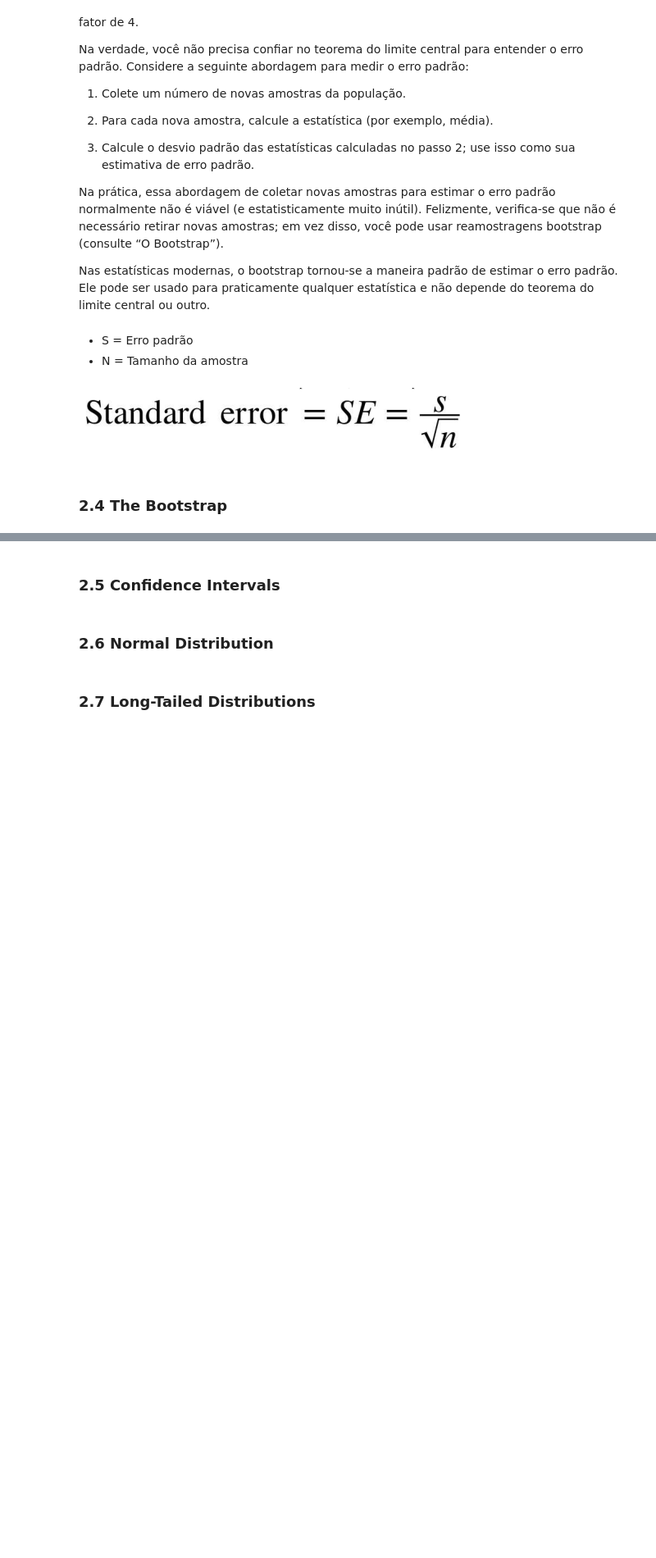
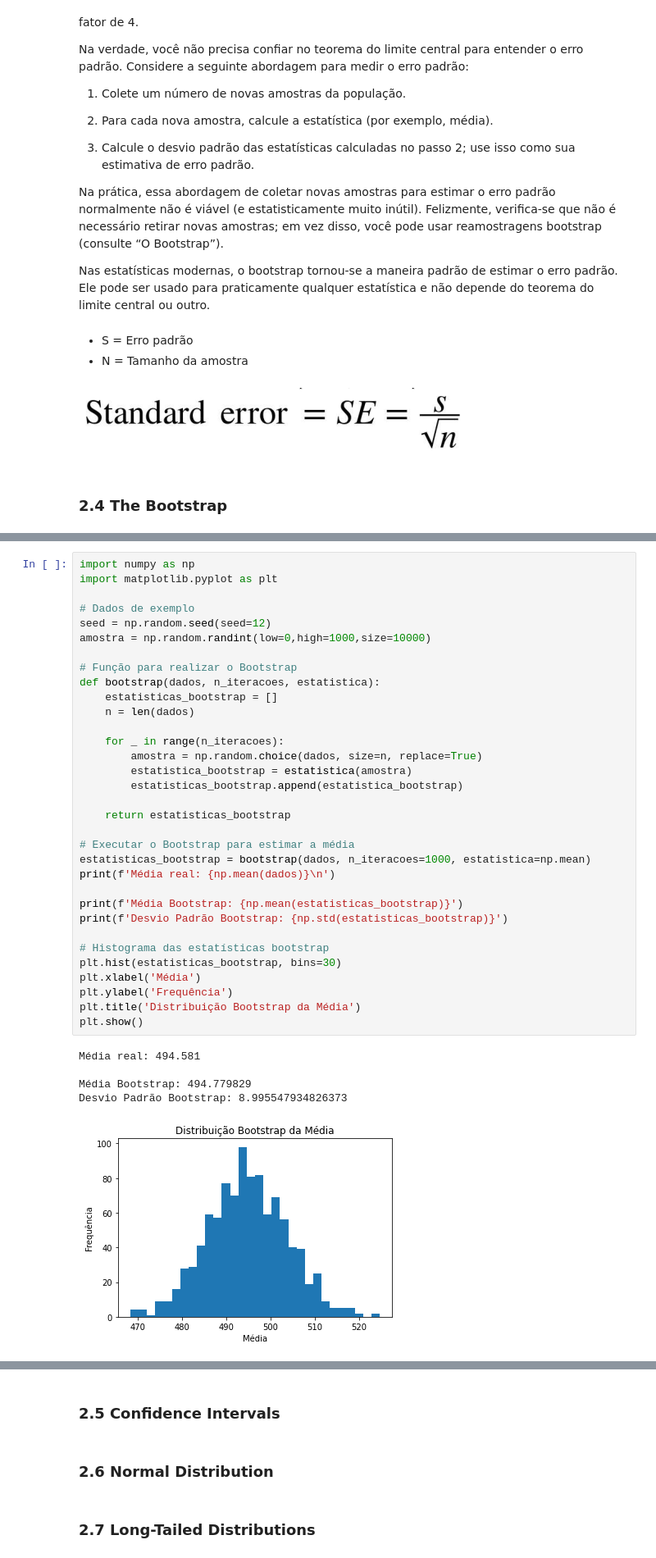
Before and after one commit to FranciscoFoz/math-stats-training, a Jupyter notebook: Estatística/Livro/estatistica.ipynb, the cells around one changed output, grey strips where cells are left out. Shown at 82% size. Saved outputs shown, nothing was run; the diff lists cells and outputs as text; blank space fills up the shorter version.

Commit message:
Continuando curso de estatística probabilidade

```diff
--- a/Estatística/Livro/estatistica.ipynb
+++ b/Estatística/Livro/estatistica.ipynb
@@ -580,0 +608,39 @@ Nas estatísticas modernas, o bootstrap tornou-se a maneira padrão de estimar o
+# %%
+import numpy as np
+import matplotlib.pyplot as plt
+
+# Dados de exemplo
+seed = np.random.seed(seed=12)
+amostra = np.random.randint(low=0,high=1000,size=10000)
+
+# Função para realizar o Bootstrap
+def bootstrap(dados, n_iteracoes, estatistica):
+    estatisticas_bootstrap = []
+    n = len(dados)
+
+    for _ in range(n_iteracoes):
+        amostra = np.random.choice(dados, size=n, replace=True)
+        estatistica_bootstrap = estatistica(amostra)
+        estatisticas_bootstrap.append(estatistica_bootstrap)
+
+    return estatisticas_bootstrap
+
+# Executar o Bootstrap para estimar a média
+estatisticas_bootstrap = bootstrap(dados, n_iteracoes=1000, estatistica=np.mean)
+print(f'Média real: {np.mean(dados)}\n')
+
+print(f'Média Bootstrap: {np.mean(estatisticas_bootstrap)}')
+print(f'Desvio Padrão Bootstrap: {np.std(estatisticas_bootstrap)}')
+
+# Histograma das estatísticas bootstrap
+plt.hist(estatisticas_bootstrap, bins=30)
+plt.xlabel('Média')
+plt.ylabel('Frequência')
+plt.title('Distribuição Bootstrap da Média')
+plt.show()
+# %% [output]
+Média real: 494.581
+
+Média Bootstrap: 494.779829
+Desvio Padrão Bootstrap: 8.995547934826373
+[figure, added]
```
Also changed, not shown: parts of 6 cells of this notebook, 1 other file.
